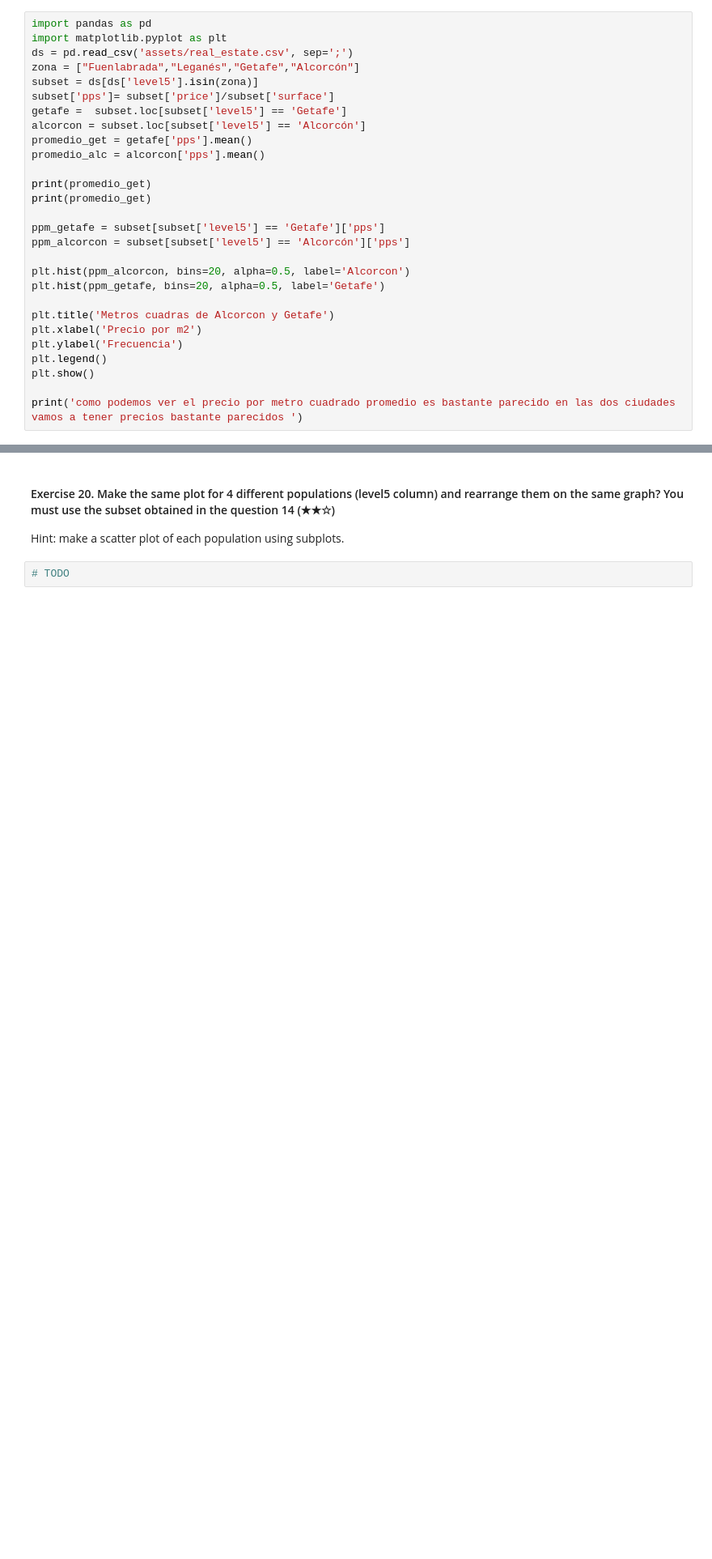
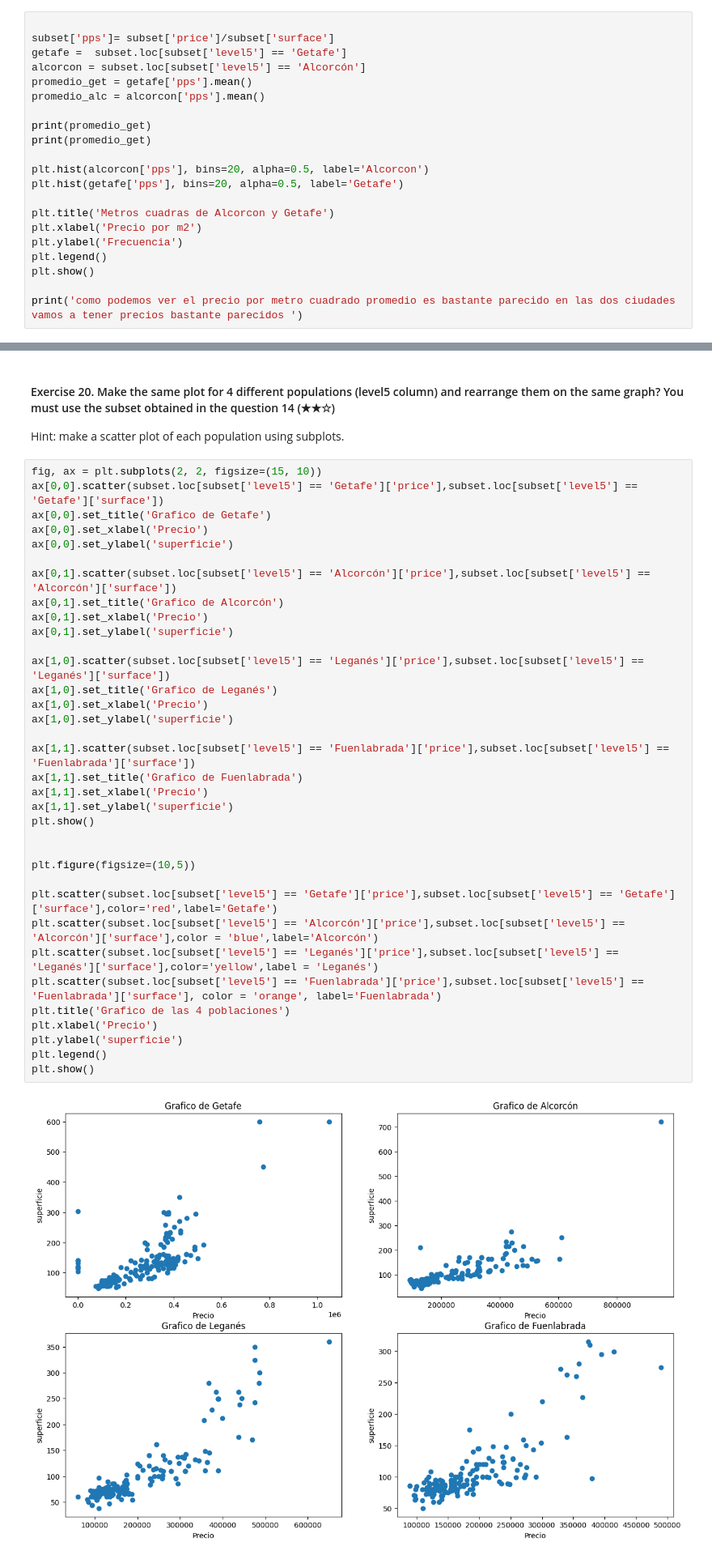
Before and after one commit to Joel1695/realestate-datacleanup-exercise, a Jupyter notebook: project.ipynb, the cells around one changed output, grey strips where cells are left out. Shown at 81% size. Cells and saved outputs as stored; diff of their text form; blank space fills up the shorter version.

```diff
--- a/project.ipynb
+++ b/project.ipynb
@@ -403,11 +324,7 @@ Hint: You can help yourself reviewing the multihist demo of Matplotlib
 
 Hint: Create a new column called `pps` (price per square) and then analyse the values
 # %%
-import pandas as pd
-import matplotlib.pyplot as plt
-ds = pd.read_csv('assets/real_estate.csv', sep=';')
-zona = ["Fuenlabrada","Leganés","Getafe","Alcorcón"]
-subset = ds[ds['level5'].isin(zona)]
+
 subset['pps']= subset['price']/subset['surface']
 getafe =  subset.loc[subset['level5'] == 'Getafe']
 alcorcon = subset.loc[subset['level5'] == 'Alcorcón']
@@ -417,11 +334,8 @@ promedio_alc = alcorcon['pps'].mean()
 print(promedio_get)
 print(promedio_get)
 
-ppm_getafe = subset[subset['level5'] == 'Getafe']['pps']
-ppm_alcorcon = subset[subset['level5'] == 'Alcorcón']['pps']
-
-plt.hist(ppm_alcorcon, bins=20, alpha=0.5, label='Alcorcon')
-plt.hist(ppm_getafe, bins=20, alpha=0.5, label='Getafe')
+plt.hist(alcorcon['pps'], bins=20, alpha=0.5, label='Alcorcon')
+plt.hist(getafe['pps'], bins=20, alpha=0.5, label='Getafe')
 
 plt.title('Metros cuadras de Alcorcon y Getafe')
 plt.xlabel('Precio por m2')
@@ -444,4 +358,39 @@ como podemos ver el precio por metro cuadrado promedio es bastante parecido en l
 #### Exercise 20. Make the same plot for 4 different populations (level5 column) and rearrange them on the same graph? You must use the subset obtained in the question 14 (★★☆)
 Hint: make a scatter plot of each population using subplots.
 # %%
-# TODO
+fig, ax = plt.subplots(2, 2, figsize=(15, 10))
+ax[0,0].scatter(subset.loc[subset['level5'] == 'Getafe']['price'],subset.loc[subset['level5'] == 'Getafe']['surface'])
+ax[0,0].set_title('Grafico de Getafe')
+ax[0,0].set_xlabel('Precio')
+ax[0,0].set_ylabel('superficie')
+
+ax[0,1].scatter(subset.loc[subset['level5'] == 'Alcorcón']['price'],subset.loc[subset['level5'] == 'Alcorcón']['surface'])
+ax[0,1].set_title('Grafico de Alcorcón')
+ax[0,1].set_xlabel('Precio')
+ax[0,1].set_ylabel('superficie')
+
+ax[1,0].scatter(subset.loc[subset['level5'] == 'Leganés']['price'],subset.loc[subset['level5'] == 'Leganés']['surface'])
+ax[1,0].set_title('Grafico de Leganés')
+ax[1,0].set_xlabel('Precio')
+ax[1,0].set_ylabel('superficie')
+
+ax[1,1].scatter(subset.loc[subset['level5'] == 'Fuenlabrada']['price'],subset.loc[subset['level5'] == 'Fuenlabrada']['surface'])
+ax[1,1].set_title('Grafico de Fuenlabrada')
+ax[1,1].set_xlabel('Precio')
+ax[1,1].set_ylabel('superficie')
+plt.show()
+
+
+plt.figure(figsize=(10,5))
+
+plt.scatter(subset.loc[subset['level5'] == 'Getafe']['price'],subset.loc[subset['level5'] == 'Getafe']['surface'],color='red',label='Getafe')
+plt.scatter(subset.loc[subset['level5'] == 'Alcorcón']['price'],subset.loc[subset['level5'] == 'Alcorcón']['surface'],color = 'blue',label='Alcorcón')
+plt.scatter(subset.loc[subset['level5'] == 'Leganés']['price'],subset.loc[subset['level5'] == 'Leganés']['surface'],color='yellow',label = 'Leganés')
+plt.scatter(subset.loc[subset['level5'] == 'Fuenlabrada']['price'],subset.loc[subset['level5'] == 'Fuenlabrada']['surface'], color = 'orange', label='Fuenlabrada')
+plt.title('Grafico de las 4 poblaciones')
+plt.xlabel('Precio')
+plt.ylabel('superficie')
+plt.legend()
+plt.show()
+# %% [output]
+[figure, added]
```
Also changed, not shown: parts of 20 cells of this notebook.
